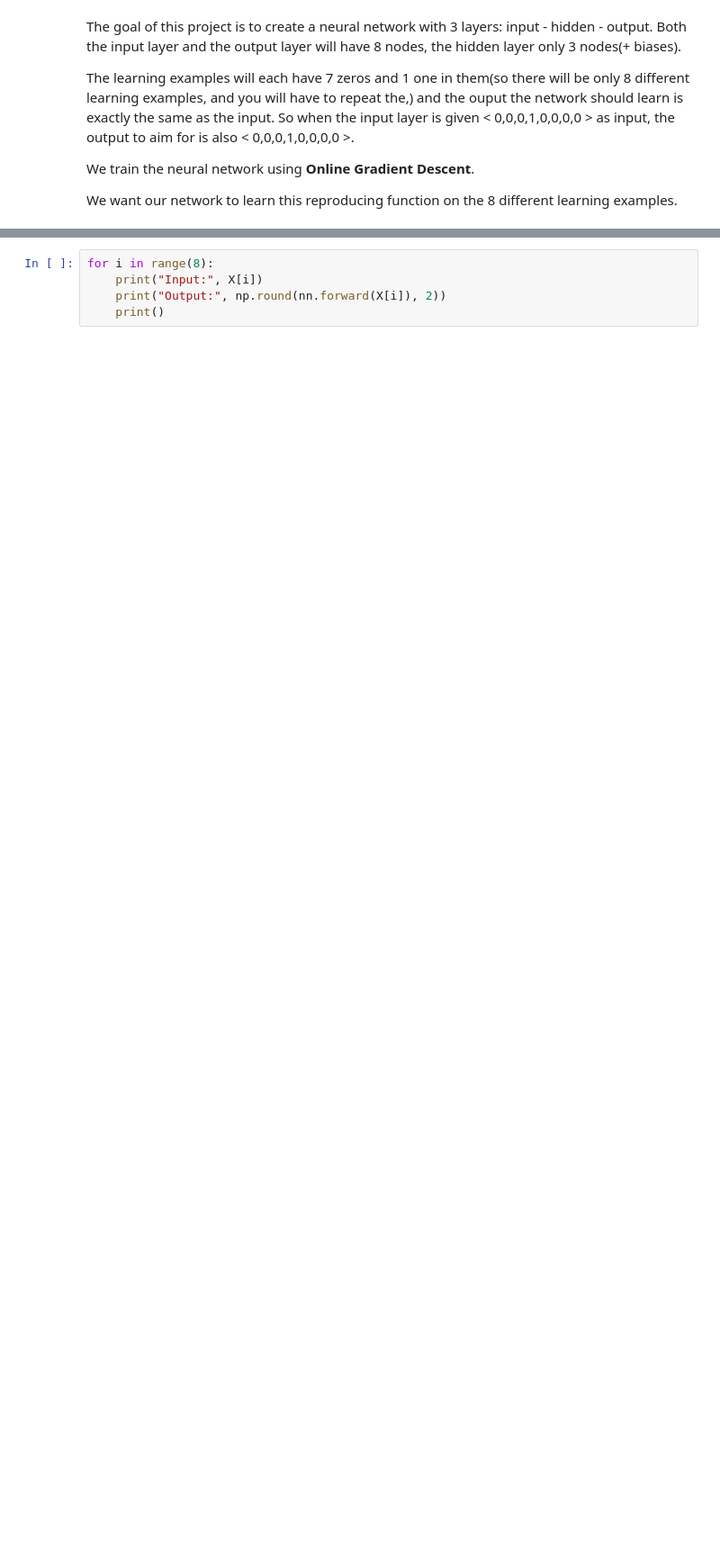
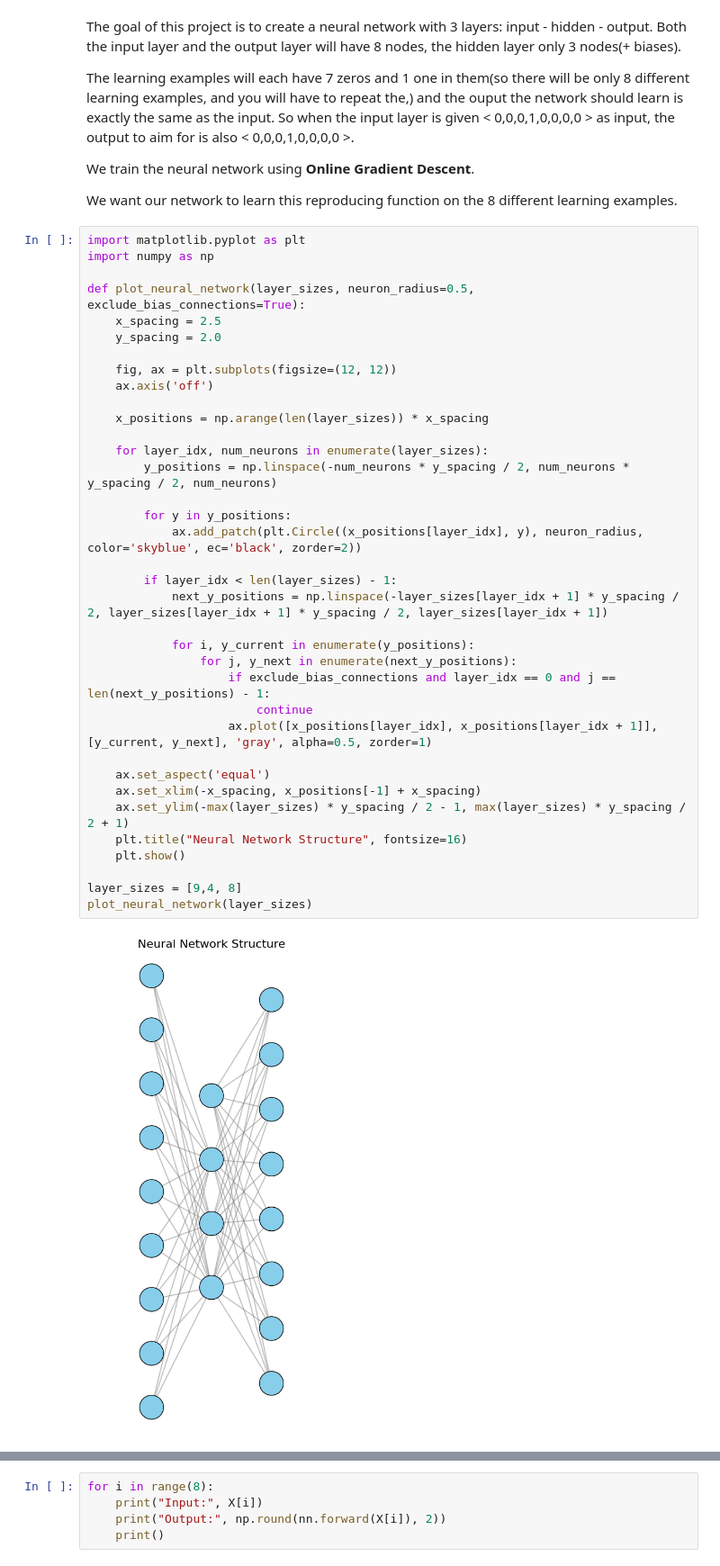
Before and after one commit to marcon21/aml_assignments, a Jupyter notebook: training_analysis.ipynb, the cells around one changed output, grey strips where cells are left out. Shown: that part at 90% size. Cells and saved outputs as stored; diff of their text form; blank space fills up the shorter version.

```diff
--- a/training_analysis.ipynb
+++ b/training_analysis.ipynb
@@ -13,3 +15,41 @@ The learning examples will each have 7 zeros and 1 one in them(so there will be
 We train the neural network using **Online Gradient Descent**.
 
 We want our network to learn this reproducing function on the 8 different learning examples.
+# %%
+import matplotlib.pyplot as plt
+import numpy as np
+
+def plot_neural_network(layer_sizes, neuron_radius=0.5, exclude_bias_connections=True):
+    x_spacing = 2.5
+    y_spacing = 2.0
+
+    fig, ax = plt.subplots(figsize=(12, 12))
+    ax.axis('off')
+
+    x_positions = np.arange(len(layer_sizes)) * x_spacing
+
+    for layer_idx, num_neurons in enumerate(layer_sizes):
+        y_positions = np.linspace(-num_neurons * y_spacing / 2, num_neurons * y_spacing / 2, num_neurons)
+
+        for y in y_positions:
+            ax.add_patch(plt.Circle((x_positions[layer_idx], y), neuron_radius, color='skyblue', ec='black', zorder=2))
+
+        if layer_idx < len(layer_sizes) - 1:
+            next_y_positions = np.linspace(-layer_sizes[layer_idx + 1] * y_spacing / 2, layer_sizes[layer_idx + 1] * y_spacing / 2, layer_sizes[layer_idx + 1])
+
+            for i, y_current in enumerate(y_positions):
+                for j, y_next in enumerate(next_y_positions):
+                    if exclude_bias_connections and layer_idx == 0 and j == len(next_y_positions) - 1:
+                        continue
+                    ax.plot([x_positions[layer_idx], x_positions[layer_idx + 1]], [y_current, y_next], 'gray', alpha=0.5, zorder=1)
+
+    ax.set_aspect('equal')
+    ax.set_xlim(-x_spacing, x_positions[-1] + x_spacing)
+    ax.set_ylim(-max(layer_sizes) * y_spacing / 2 - 1, max(layer_sizes) * y_spacing / 2 + 1)
+    plt.title("Neural Network Structure", fontsize=16)
+    plt.show()
+
+layer_sizes = [9,4, 8]
+plot_neural_network(layer_sizes)
+# %% [output]
+[figure, added]
```
Also changed, not shown: parts of 14 cells of this notebook.
